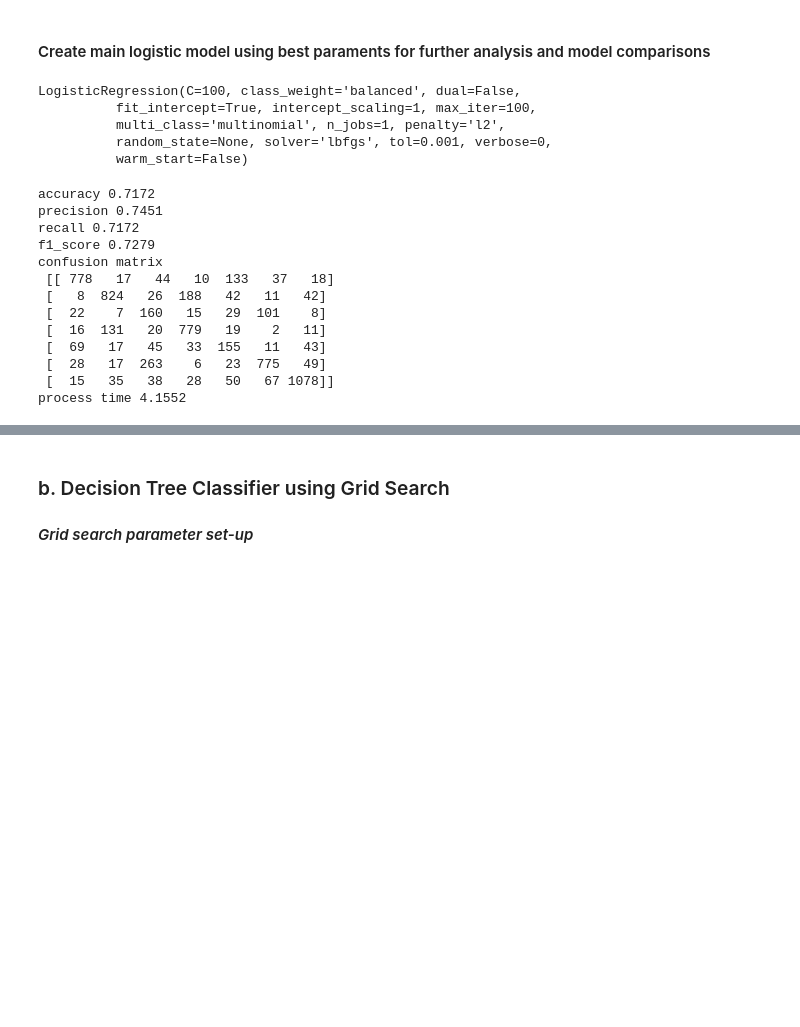
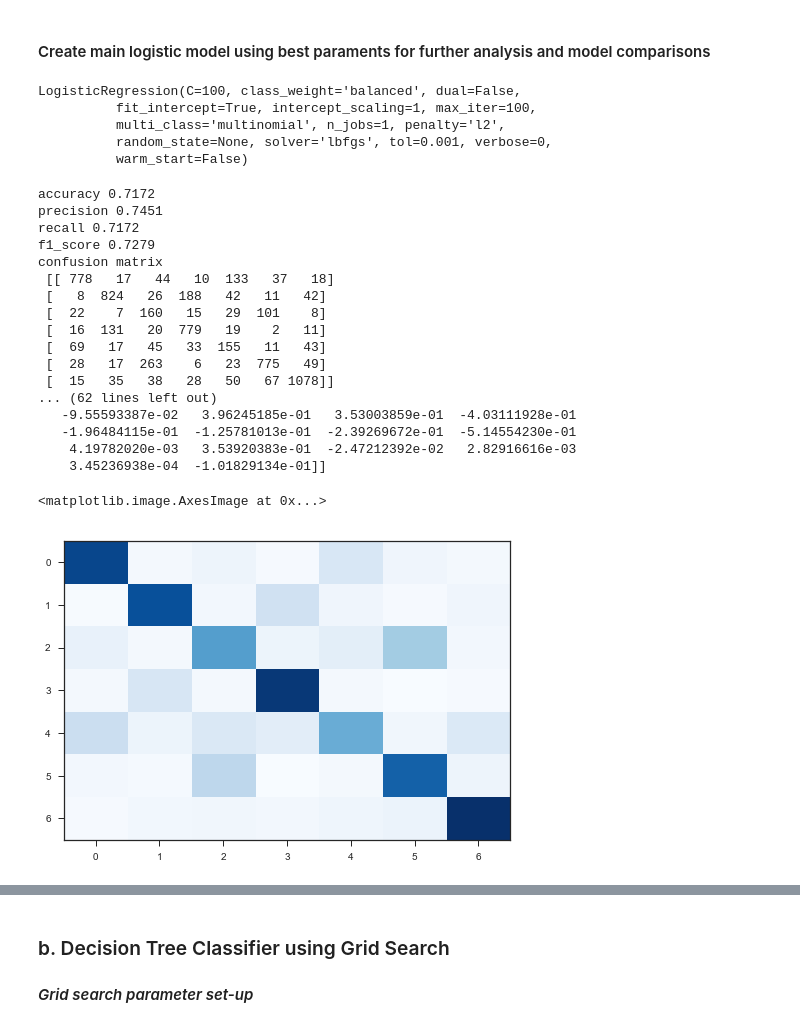
Before and after one commit to bici-sancta/mashable, a Jupyter notebook: data_channel_classification/Lab_02_task_02_2017.10.28.13.31.ipynb, the cells around one changed output, grey strips where cells are left out. Drawn from its saved outputs; the diff is of its cells as text; code cells hidden in the pictures; blank space fills up the shorter version.

```diff
--- a/data_channel_classification/Lab_02_task_02_2017.10.28.13.31.ipynb
+++ b/data_channel_classification/Lab_02_task_02_2017.10.28.13.31.ipynb
@@ -783,6 +830,8 @@ print("confusion matrix\n", conf(y_test, y_hat))
 print('process time',exetime)
 print("\n")
 
+lr_model1_confusion_matrix = conf(y_test, y_hat)
+
 # save statistics for model comparison
 
 raw_data = {
@@ -803,6 +852,8 @@ comparison_tbl = comparison_tbl.append(df_tbl)
 #append model classifier for cross-validation
 
 models.append(('Logistic Regression', lr_model1))
+
+print(lr_model1.coef_)
 # %% [output]
 LogisticRegression(C=100, class_weight='balanced', dual=False,
           fit_intercept=True, intercept_scaling=1, max_iter=100,
@@ -821,4 +872,18 @@ confusion matrix
  [  69   17   45   33  155   11   43]
  [  28   17  263    6   23  775   49]
  [  15   35   38   28   50   67 1078]]
-process time 4.1552
+... (62 lines left out)
+   -9.55593387e-02   3.96245185e-01   3.53003859e-01  -4.03111928e-01
+   -1.96484115e-01  -1.25781013e-01  -2.39269672e-01  -5.14554230e-01
+    4.19782020e-03   3.53920383e-01  -2.47212392e-02   2.82916616e-03
+    3.45236938e-04  -1.01829134e-01]]
+# %%
+lr_model1_confusion_matrix = conf(y_test, y_hat)
+
+cm_normalized = lr_model1_confusion_matrix.astype('float') / lr_model1_confusion_matrix.sum(axis=1)[:, np.newaxis]
+
+plt.imshow(cm_normalized, cmap = plt.get_cmap('Blues'), aspect = 'auto')
+plt.grid(False)
+# %% [output]
+<matplotlib.image.AxesImage at 0x...>
+[figure, added]
```
Also changed, not shown: parts of 14 cells of this notebook, 2 other files.
